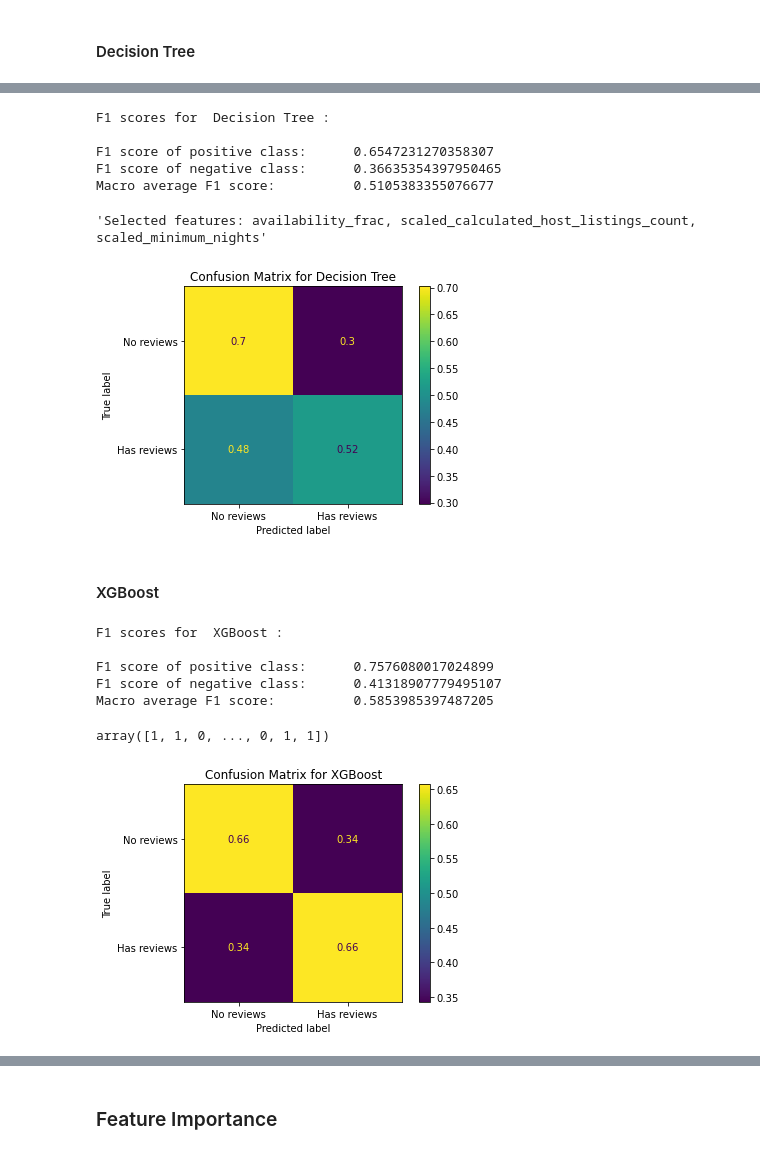
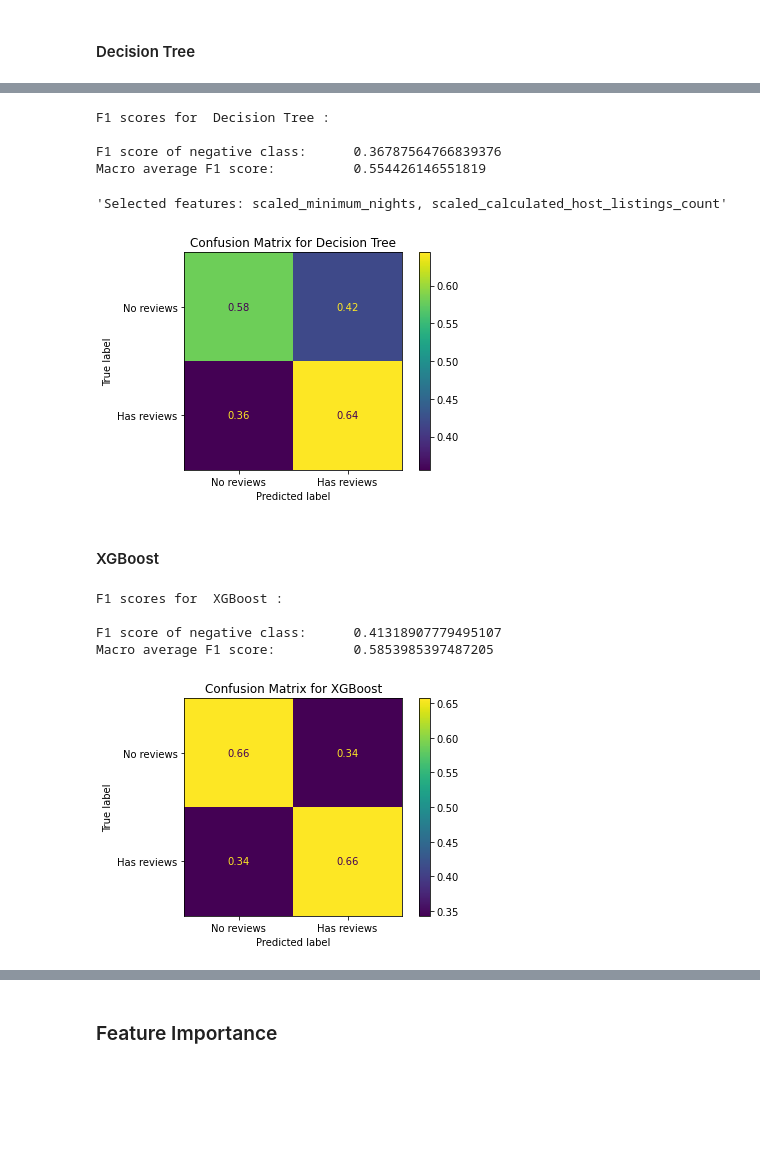
Before and after one commit to miahatton/airbnb_reviews, a Jupyter notebook: WRIT1_v3.ipynb, the cells around one changed output, grey strips where cells are left out. Drawn from its saved outputs; the diff is of its cells as text; code cells hidden in the pictures; blank space fills up the shorter version.

```diff
--- a/WRIT1_v3.ipynb
+++ b/WRIT1_v3.ipynb
@@ -612,10 +676,10 @@ target_names = ["No reviews", "Has reviews"]
 
 def evaluate_model(model, X_test, y_test, model_name: str):
     y_pred = model.predict(X_test)
+    f1_negative_class, f1_macro_average = calculate_f1s(y_pred, y_test)
     print("F1 scores for ", model_name, ":\n")
-    print("F1 score of positive class: \t", f1_score(y_test, y_pred, pos_label = 1),
-         "\nF1 score of negative class: \t", f1_score(y_test, y_pred, pos_label = 0),
-         "\nMacro average F1 score: \t", f1_score(y_test, y_pred, average = 'macro'))
+    print("F1 score of negative class: \t", f1_negative_class,
+         "\nMacro average F1 score: \t", f1_macro_average)
     ax = plot_confusion_matrix(model,
                       X_test,
                       y_test,
@@ -625,6 +689,10 @@ def evaluate_model(model, X_test, y_test, model_name: str):
     return y_pred
 
 y_pred = evaluate_model(lr, X_test_np, y_test_np, "Logistic Regression");
+
+record_score(results_loc,
+             "Logistic Regression", X_train_np.shape[1],
+             False, True, y_pred, y_test)
 # %% [output]
 F1 scores for  Logistic Regression :
 
@@ -763,8 +833,22 @@ raw_train_ = encode_target(raw_train_)
 downsample_demo = raw_train_.copy().reset_index()
 
 raw_test_ = encode_target(raw_test_)
-raw_train_ = apply_transformations(raw_train_, fit = True)
-raw_test_ = apply_transformations(raw_test_, fit = False)
+
+raw_train_ = apply_transformations(raw_train_,
+                                   one_hot_encoder,
+                                   minmax_scaler,
+                                   standard_scaler,
+                                   rm_outliers = True,
+                                   fit = True,
+                                   outlier_remover = outlier_remover)
+raw_test_ = apply_transformations(raw_test_,
+                                  one_hot_encoder,
+                                  minmax_scaler,
+                                  standard_scaler,
+                                  rm_outliers = True,
+                                  fit = False,
+                                  outlier_remover = outlier_remover)
+
 
 # Separate target variable in test dataset
 y_test_ds = raw_test_.pop('has_reviews')
@@ -889,6 +985,4 @@ The model actually appears to perform the best with all of the features.
 # %%
-lr.fit(X_train_ds, y_train_ds)
-
 coefficients = pd.DataFrame(data = {
         'feature': X_test_ds.columns,
         'coef': lr.coef_[0],
@@ -911,5 +1004,0 @@ Let's test our new downsampled dataset with SVM.
-# %%
-svm = SVC()
-svm.fit(X_train_ds, y_train_ds)
-
-evaluate_model(svm, X_test_ds, y_test_ds, "Support Vector Machine");
@@ -951,26 +1027,29 @@ feature_select(X_train_ds, y_train_ds, X_test_ds, y_test_ds, tree, "Decision Tre
 # %%
 def get_selected_columns(X_train, y_train, k):
     kbest = SelectKBest(score_func = f_classif, k = k)
     kbest.fit(X=X_train, y = y_train)
     cols = kbest.get_support()
     selected_cols = X_train.columns[cols]
     return selected_cols
 
-selected_features = get_selected_columns(X_train_ds, y_train_ds, 3)
+selected_features = get_selected_columns(X_train_ds, y_train_ds, 2)
 
 tree.fit(X_train_ds[selected_features], y_train_ds)
 
-evaluate_model(tree, X_test_ds[selected_features], y_test_ds, "Decision Tree");
+y_pred = evaluate_model(tree, X_test_ds[selected_features], y_test_ds, "Decision Tree")
+
+record_score(results_loc,
+             "Decision Tree", len(selected_features),
+             True, True, y_pred, y_test_ds)
 
 'Selected features: ' + ', '.join(selected_features)
 # %% [output]
 F1 scores for  Decision Tree :
 
-F1 score of positive class:      0.6547231270358307
-F1 score of negative class:      0.36635354397950465
-Macro average F1 score:          0.5105383355076677
+F1 score of negative class:      0.36787564766839376
+Macro average F1 score:          0.554426146551819
-'Selected features: availability_frac, scaled_calculated_host_listings_count, scaled_minimum_nights'
+'Selected features: scaled_minimum_nights, scaled_calculated_host_listings_count'
-[figure, old version]
+[figure, new version]
 # %% [markdown]
 #### XGBoost
 # %%
@@ -978,18 +1057,14 @@ xgb_model = XGBClassifier(use_label_encoder = False, eval_metric = 'logloss')
 
 xgb_model.fit(X_train_ds, y_train_ds)
 
-evaluate_model(xgb_model, X_test_ds, y_test_ds, "XGBoost")
+y_pred = evaluate_model(xgb_model, X_test_ds, y_test_ds, "XGBoost")
 
-# define evaluation procedure
-#cv = RepeatedStratifiedKFold(n_splits=10, n_repeats=3, random_state=1)
-
-# evaluate model
-#scores = cross_val_score(xgb_model, X_train_np, y_train_np, scoring='f1_score', cv=cv, n_jobs=-1)
+record_score(results_loc,
+             "XGBoost", X_train_ds.shape[1],
+             True, True, y_pred, y_test_ds)
 # %% [output]
 F1 scores for  XGBoost :
 
-F1 score of positive class:      0.7576080017024899
 F1 score of negative class:      0.41318907779495107
 Macro average F1 score:          0.5853985397487205
-array([1, 1, 0, ..., 0, 1, 1])
 [figure]
```
Also changed, not shown: parts of 59 cells of this notebook, 1 other file.
